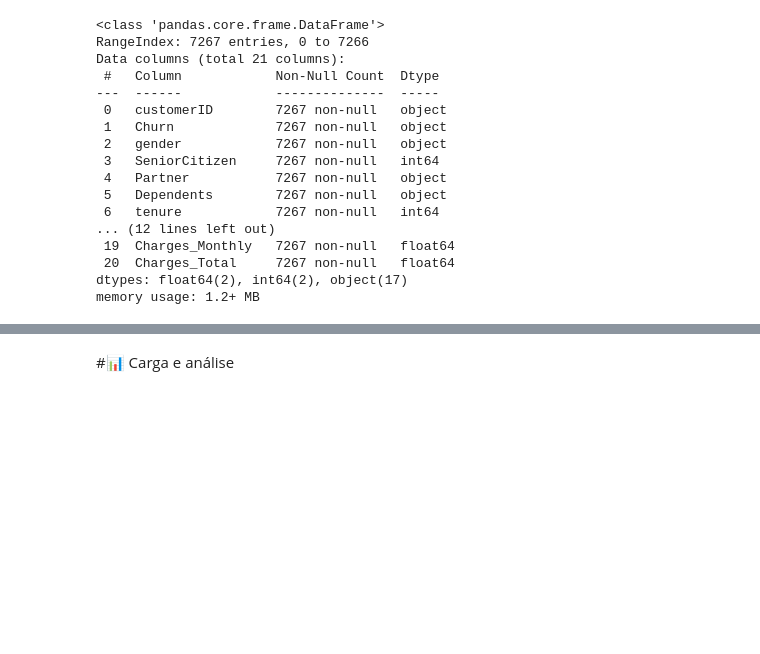
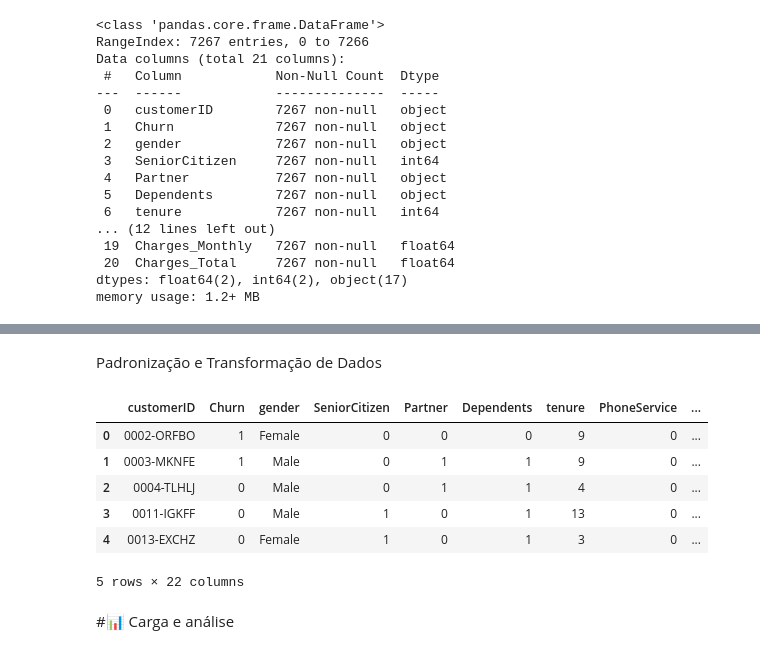
Before and after one commit to FranPomba/challenge_2_telecomX_br, a Jupyter notebook: telecomx_br.ipynb, the cells around one changed output, grey strips where cells are left out. Drawn from its saved outputs; the diff is of its cells as text; code cells hidden in the pictures; blank space fills up the shorter version.

```diff
--- a/telecomx_br.ipynb
+++ b/telecomx_br.ipynb
@@ -118,0 +133,2 @@ memory usage: 1.2+ MB
+# %% [markdown]
+Padronização e Transformação de Dados
@@ -119,2 +139,12 @@ memory usage: 1.2+ MB
+# %%
+dados_final.head()
+# %% [output]
+|  | customerID | Churn | gender | SeniorCitizen | Partner | Dependents | tenure | PhoneService | ... |
+| 0 | 0002-ORFBO | 1 | Female | 0 | 0 | 0 | 9 | 0 | ... |
+| 1 | 0003-MKNFE | 1 | Male | 0 | 1 | 1 | 9 | 0 | ... |
+| 2 | 0004-TLHLJ | 0 | Male | 0 | 1 | 1 | 4 | 0 | ... |
+| 3 | 0011-IGKFF | 0 | Male | 1 | 0 | 1 | 13 | 0 | ... |
+| 4 | 0013-EXCHZ | 0 | Female | 1 | 0 | 1 | 3 | 0 | ... |
+5 rows × 22 columns
 # %% [markdown]
 #📊 Carga e análise
```
Also changed, not shown: parts of 7 cells of this notebook.
